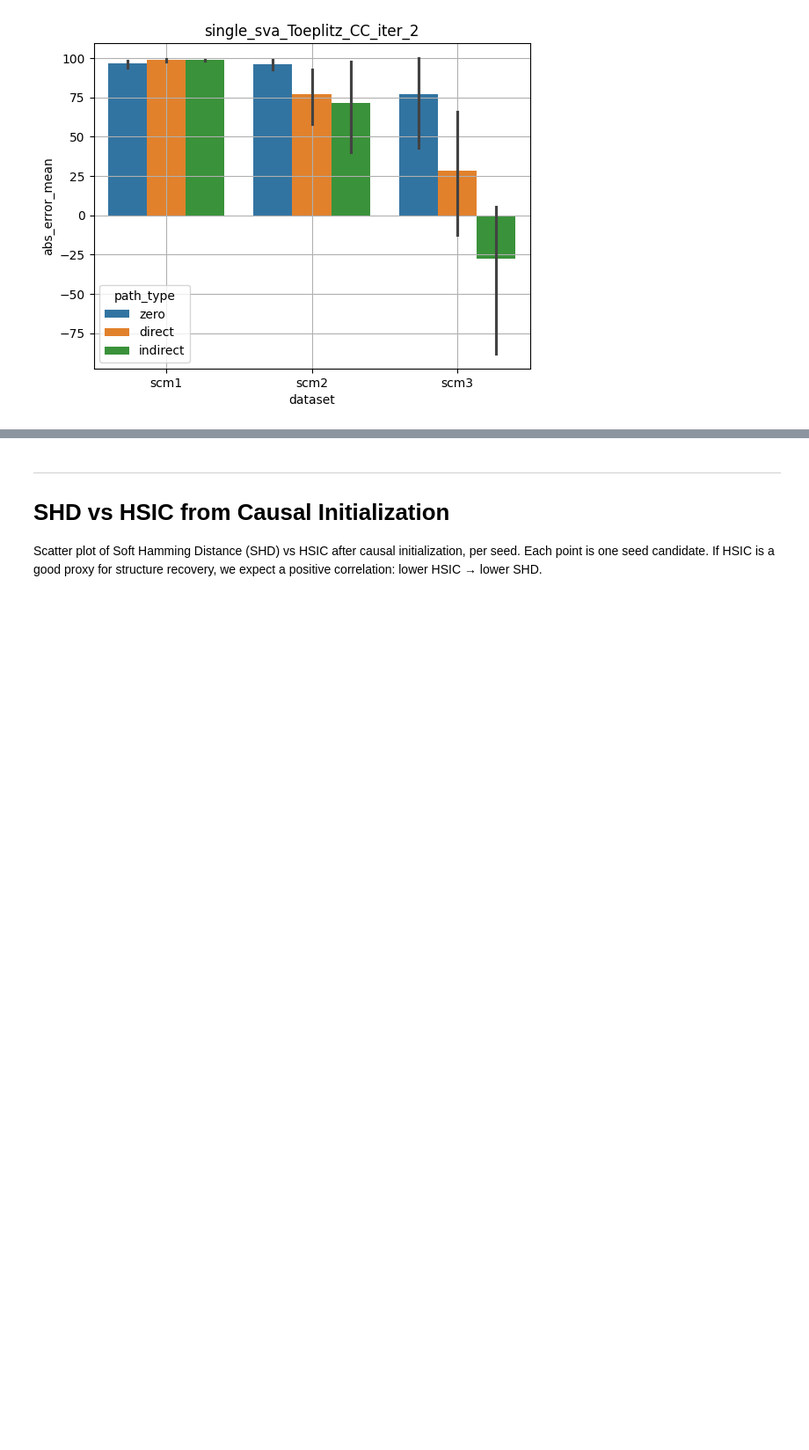
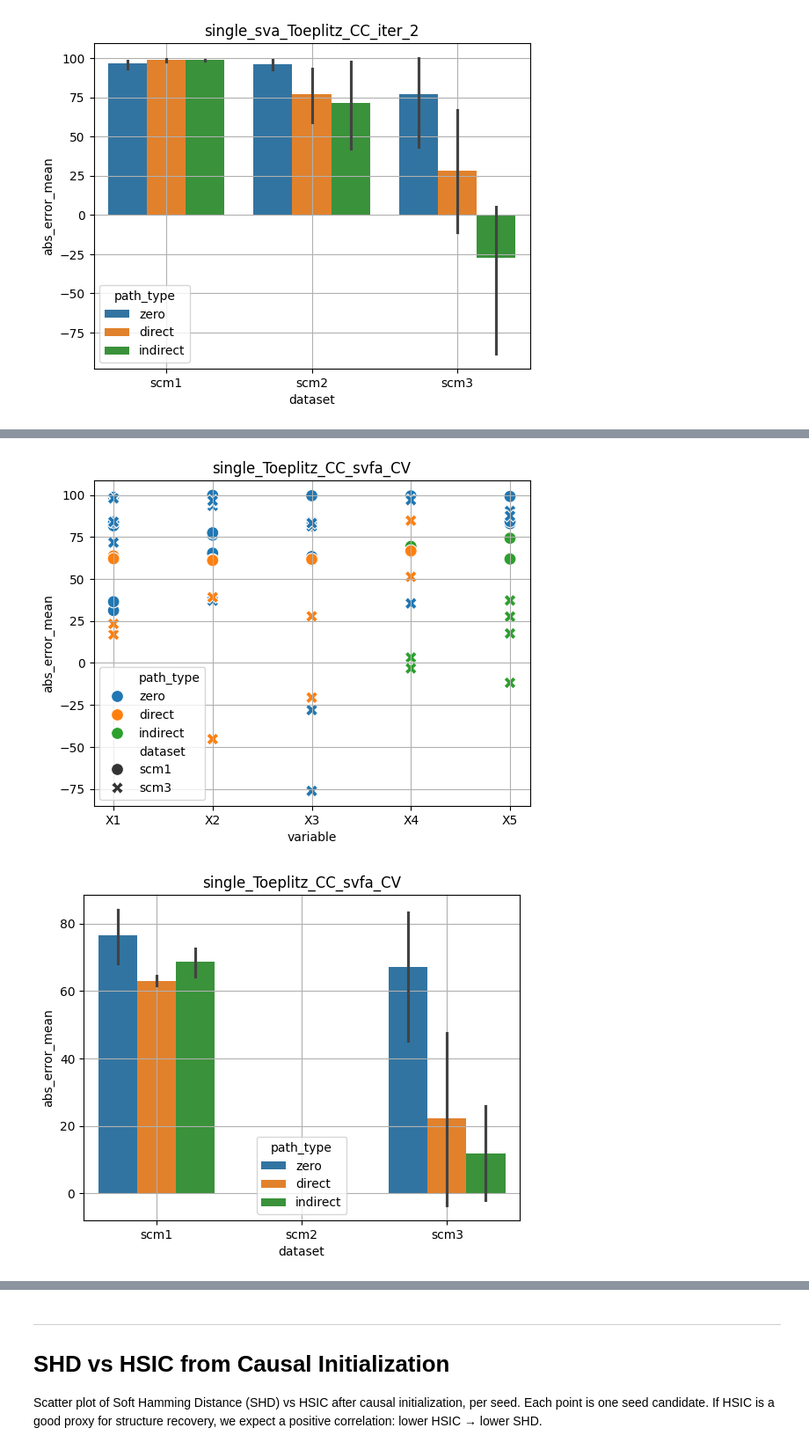
Before and after one commit to scipi1/causaliT, a Jupyter notebook: notebooks/nb_benchmark_c.ipynb, the cells around one changed output, grey strips where cells are left out. Shown at 88% size. Drawn from its saved outputs; the diff is of its cells as text; code cells hidden in the pictures; blank space fills up the shorter version.

```diff
--- a/notebooks/nb_benchmark_c.ipynb
+++ b/notebooks/nb_benchmark_c.ipynb
@@ -548,0 +689,5 @@ eval_model("single_sva_Toeplitz_CC_iter_3")
+# %%
+eval_model(model_label="single_Toeplitz_CC_svfa_CV", error_label = "abs_error_mean", baseline_label="baseline", dfbase=df, dfm=dfms)
+# %% [output]
+[figure, added]
+[figure, added]
```
Also changed, not shown: parts of 16 cells of this notebook, 17 other files.
